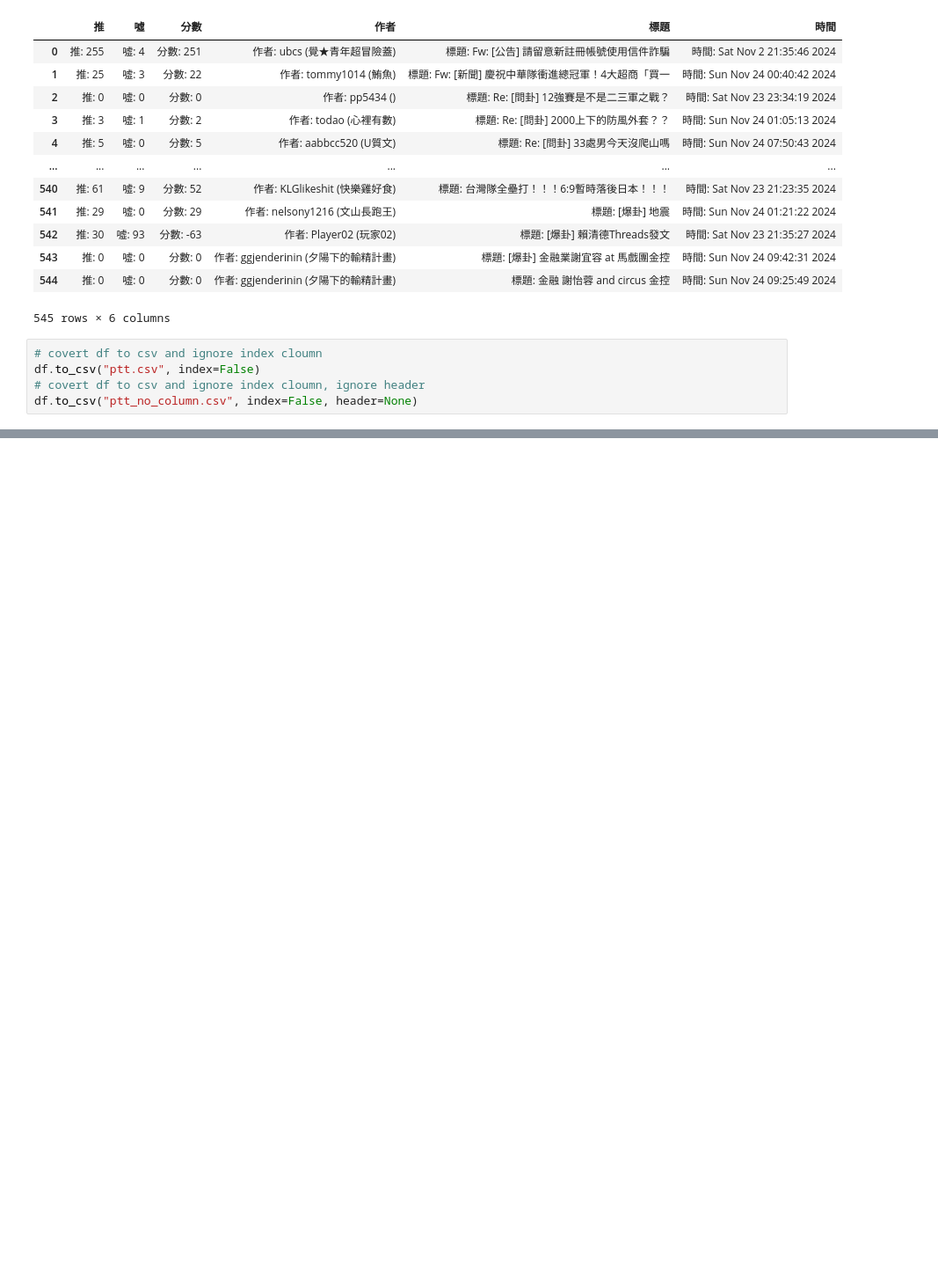
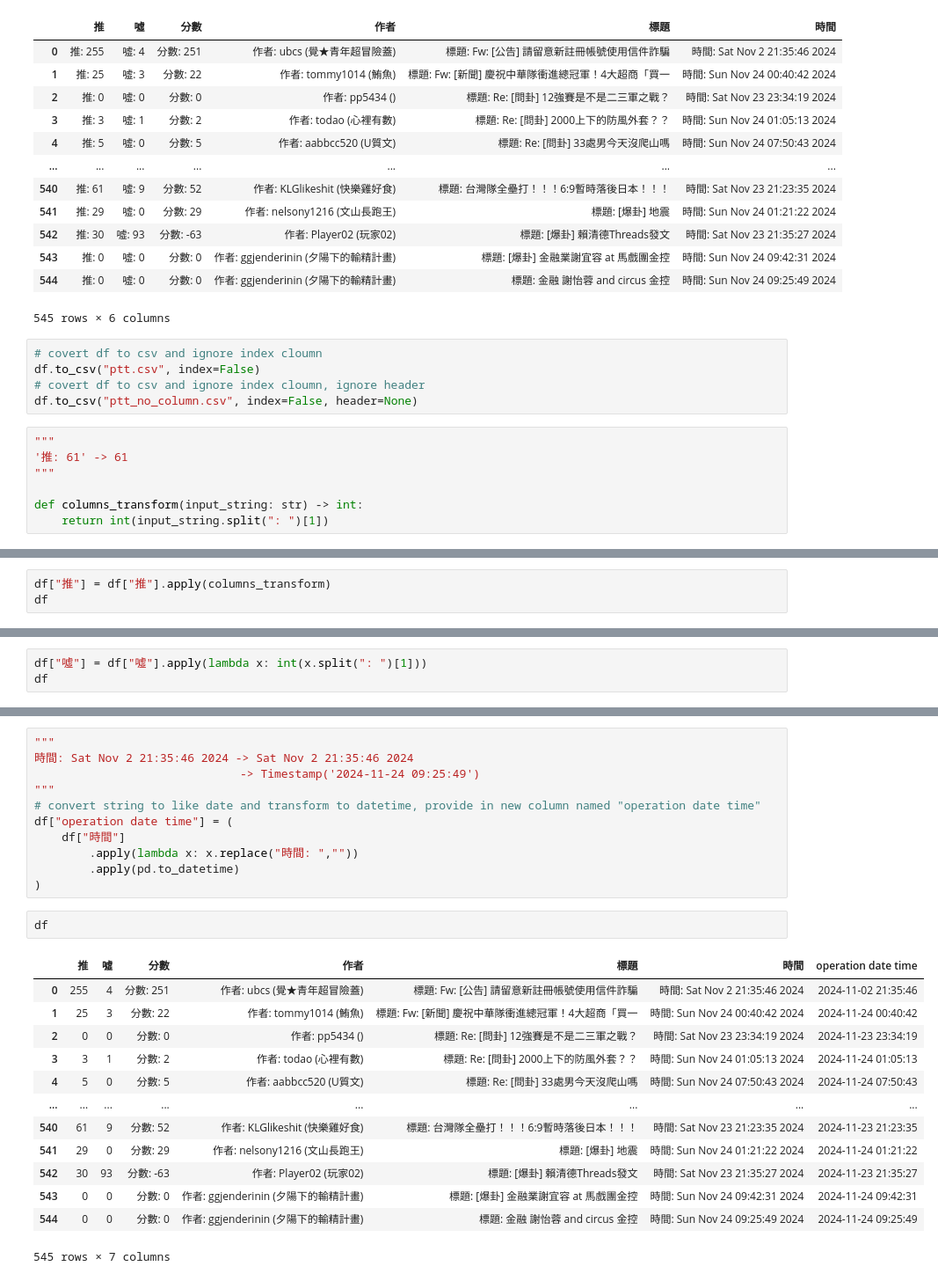
Before and after one commit to davidcheng220/webscrapping, a Jupyter notebook: ptt_dataframe.ipynb, the cells around one changed output, grey strips where cells are left out. Shown at 88% size. Cells and saved outputs as stored; diff of their text form; blank space fills up the shorter version.

Commit message:
ptt_dataframe edit

```diff
--- a/ptt_dataframe.ipynb
+++ b/ptt_dataframe.ipynb
@@ -68,3 +68,10 @@ df
 df.to_csv("ptt.csv", index=False)
 # covert df to csv and ignore index cloumn, ignore header
 df.to_csv("ptt_no_column.csv", index=False, header=None)
+# %%
+"""
+'推: 61' -> 61
+"""
+
+def columns_transform(input_string: str) -> int:
+    return int(input_string.split(": ")[1])
@@ -70,0 +93,3 @@ df.to_csv("ptt_no_column.csv", index=False, header=None)
+# %%
+df["推"] = df["推"].apply(columns_transform)
+df
@@ -70,0 +110,3 @@ df.to_csv("ptt_no_column.csv", index=False, header=None)
+# %%
+df["噓"] = df["噓"].apply(lambda x: int(x.split(": ")[1]))
+df
@@ -70,0 +120,27 @@ df.to_csv("ptt_no_column.csv", index=False, header=None)
+# %%
+"""
+時間: Sat Nov 2 21:35:46 2024 -> Sat Nov 2 21:35:46 2024
+                              -> Timestamp('2024-11-24 09:25:49')
+"""
+# convert string to like date and transform to datetime, provide in new column named "operation date time"
+df["operation date time"] = (
+    df["時間"]
+        .apply(lambda x: x.replace("時間: ",""))
+        .apply(pd.to_datetime)
+)
+# %%
+df
+# %% [output]
+|  | 推 | 噓 | 分數 | 作者 | 標題 | 時間 | operation date time |
+| 0 | 255 | 4 | 分數: 251 | 作者: ubcs (覺★青年超冒險蓋) | 標題: Fw: [公告] 請留意新註冊帳號使用信件詐騙 | 時間: Sat Nov 2 21:35:46 2024 | 2024-11-02 21:35:46 |
+| 1 | 25 | 3 | 分數: 22 | 作者: tommy1014 (鮪魚) | 標題: Fw: [新聞] 慶祝中華隊衝進總冠軍！4大超商「買一 | 時間: Sun Nov 24 00:40:42 2024 | 2024-11-24 00:40:42 |
+| 2 | 0 | 0 | 分數: 0 | 作者: pp5434 () | 標題: Re: [問卦] 12強賽是不是二三軍之戰？ | 時間: Sat Nov 23 23:34:19 2024 | 2024-11-23 23:34:19 |
+| 3 | 3 | 1 | 分數: 2 | 作者: todao (心裡有數) | 標題: Re: [問卦] 2000上下的防風外套？？ | 時間: Sun Nov 24 01:05:13 2024 | 2024-11-24 01:05:13 |
+| 4 | 5 | 0 | 分數: 5 | 作者: aabbcc520 (U質文) | 標題: Re: [問卦] 33處男今天沒爬山嗎 | 時間: Sun Nov 24 07:50:43 2024 | 2024-11-24 07:50:43 |
+| ... | ... | ... | ... | ... | ... | ... | ... |
+| 540 | 61 | 9 | 分數: 52 | 作者: KLGlikeshit (快樂雞好食) | 標題: 台灣隊全壘打！！！6:9暫時落後日本！！！ | 時間: Sat Nov 23 21:23:35 2024 | 2024-11-23 21:23:35 |
+| 541 | 29 | 0 | 分數: 29 | 作者: nelsony1216 (文山長跑王) | 標題: [爆卦] 地震 | 時間: Sun Nov 24 01:21:22 2024 | 2024-11-24 01:21:22 |
+| 542 | 30 | 93 | 分數: -63 | 作者: Player02 (玩家02) | 標題: [爆卦] 賴清德Threads發文 | 時間: Sat Nov 23 21:35:27 2024 | 2024-11-23 21:35:27 |
+| 543 | 0 | 0 | 分數: 0 | 作者: ggjenderinin (夕陽下的輸精計畫) | 標題: [爆卦] 金融業謝宜容 at 馬戲團金控 | 時間: Sun Nov 24 09:42:31 2024 | 2024-11-24 09:42:31 |
+| 544 | 0 | 0 | 分數: 0 | 作者: ggjenderinin (夕陽下的輸精計畫) | 標題: 金融 謝怡蓉 and circus 金控 | 時間: Sun Nov 24 09:25:49 2024 | 2024-11-24 09:25:49 |
+545 rows × 7 columns
```
Also changed, not shown: parts of 8 cells of this notebook, 2 other files.
